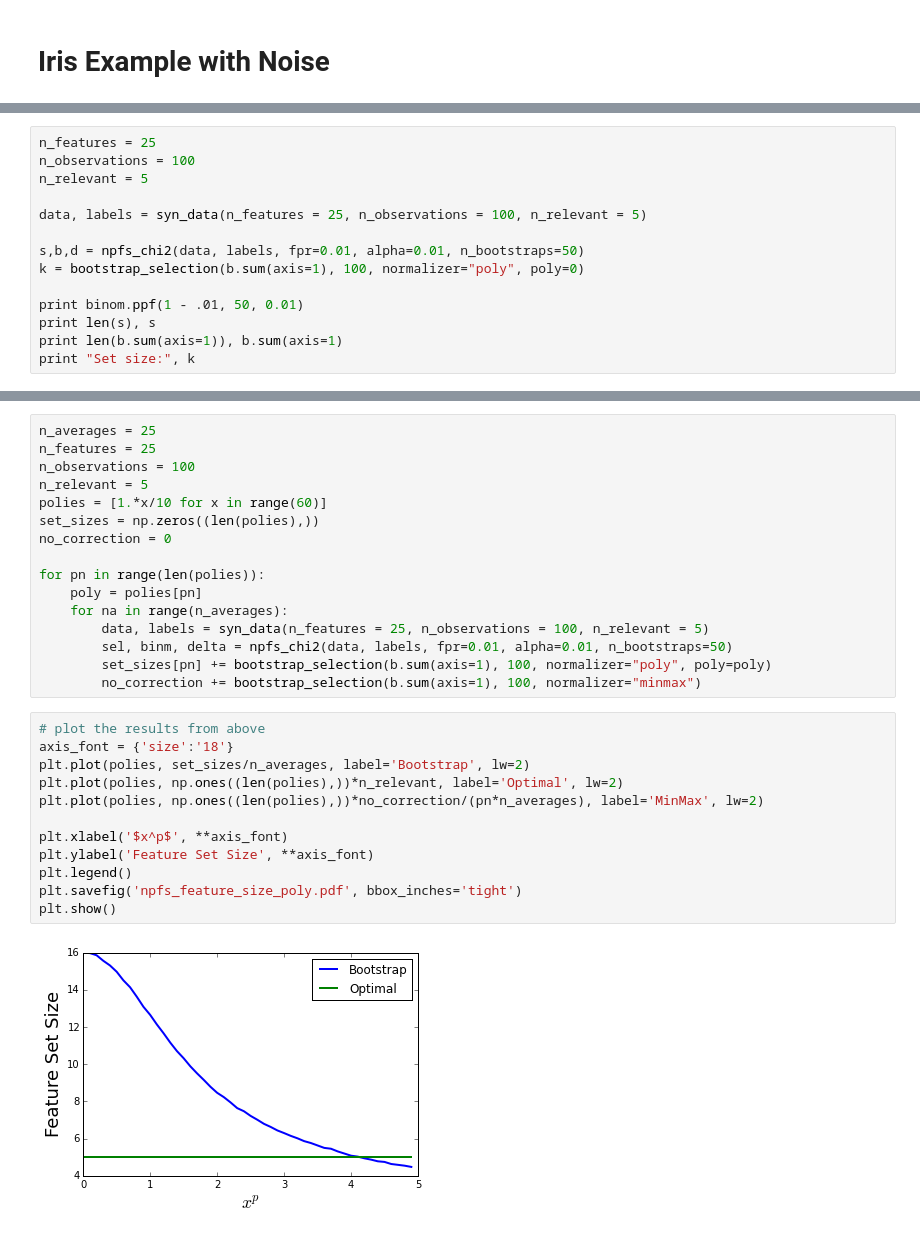
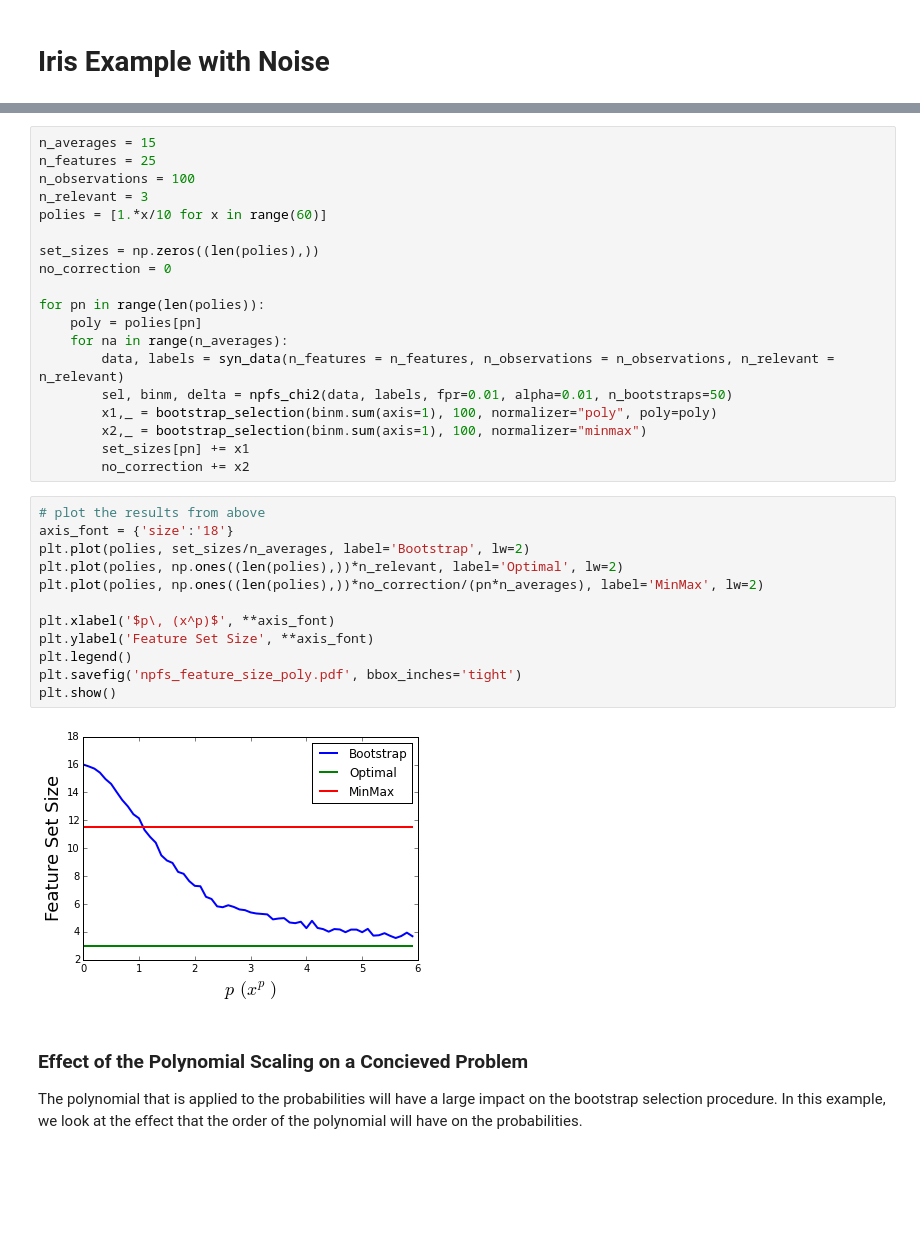
Before and after one commit to gditzler/FSE, a Jupyter notebook: Experiments.ipynb, the cells around one changed output, grey strips where cells are left out. Drawn from its saved outputs; the diff is of its cells as text; blank space fills up the shorter version.

```diff
--- a/Experiments.ipynb
+++ b/Experiments.ipynb
@@ -67,14 +58,0 @@ This is only to see if the code is working.
-# %%
-n_features = 25
-n_observations = 100
-n_relevant = 5
-
-data, labels = syn_data(n_features = 25, n_observations = 100, n_relevant = 5)
-
-s,b,d = npfs_chi2(data, labels, fpr=0.01, alpha=0.01, n_bootstraps=50)
-k = bootstrap_selection(b.sum(axis=1), 100, normalizer="poly", poly=0)
-
-print binom.ppf(1 - .01, 50, 0.01)
-print len(s), s
-print len(b.sum(axis=1)), b.sum(axis=1)
-print "Set size:", k
@@ -97,30 +73,37 @@ where $x \geq 0$. We then vary $x$ in the range $[0,5]$ and measure the feature
 # %%
-n_averages = 25
+n_averages = 15
 n_features = 25
 n_observations = 100
-n_relevant = 5
+n_relevant = 3
 polies = [1.*x/10 for x in range(60)]
+
 set_sizes = np.zeros((len(polies),))
 no_correction = 0
 
 for pn in range(len(polies)):
     poly = polies[pn]
     for na in range(n_averages):
-        data, labels = syn_data(n_features = 25, n_observations = 100, n_relevant = 5)
+        data, labels = syn_data(n_features = n_features, n_observations = n_observations, n_relevant = n_relevant)
         sel, binm, delta = npfs_chi2(data, labels, fpr=0.01, alpha=0.01, n_bootstraps=50)
-        set_sizes[pn] += bootstrap_selection(b.sum(axis=1), 100, normalizer="poly", poly=poly)
-        no_correction += bootstrap_selection(b.sum(axis=1), 100, normalizer="minmax")
+        x1,_ = bootstrap_selection(binm.sum(axis=1), 100, normalizer="poly", poly=poly)
+        x2,_ = bootstrap_selection(binm.sum(axis=1), 100, normalizer="minmax")
+        set_sizes[pn] += x1
+        no_correction += x2
 # %%
 # plot the results from above
 axis_font = {'size':'18'}
 plt.plot(polies, set_sizes/n_averages, label='Bootstrap', lw=2)
 plt.plot(polies, np.ones((len(polies),))*n_relevant, label='Optimal', lw=2)
 plt.plot(polies, np.ones((len(polies),))*no_correction/(pn*n_averages), label='MinMax', lw=2)
 
-plt.xlabel('$x^p$', **axis_font)
+plt.xlabel('$p\, (x^p)$', **axis_font)
 plt.ylabel('Feature Set Size', **axis_font)
 plt.legend()
 plt.savefig('npfs_feature_size_poly.pdf', bbox_inches='tight')
 plt.show()
 # %% [output]
-[figure, old version]
+[figure, new version]
+# %% [markdown]
+### Effect of the Polynomial Scaling on a Concieved Problem
+
+The polynomial that is applied to the probabilities will have a large impact on the bootstrap selection procedure. In this example, we look at the effect that the order of the polynomial will have on the probabilities.
```
Also changed, not shown: parts of 11 cells of this notebook.
